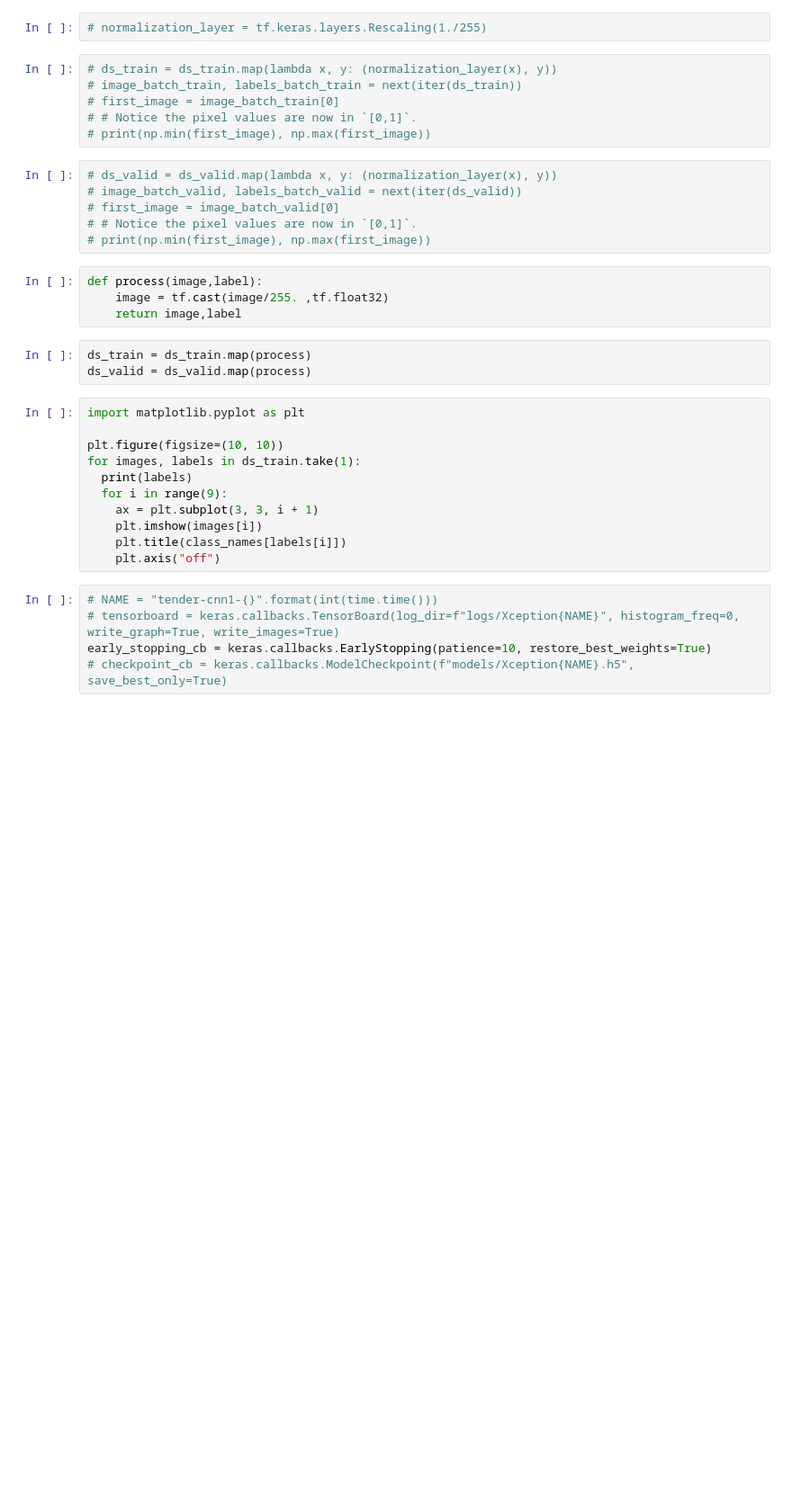
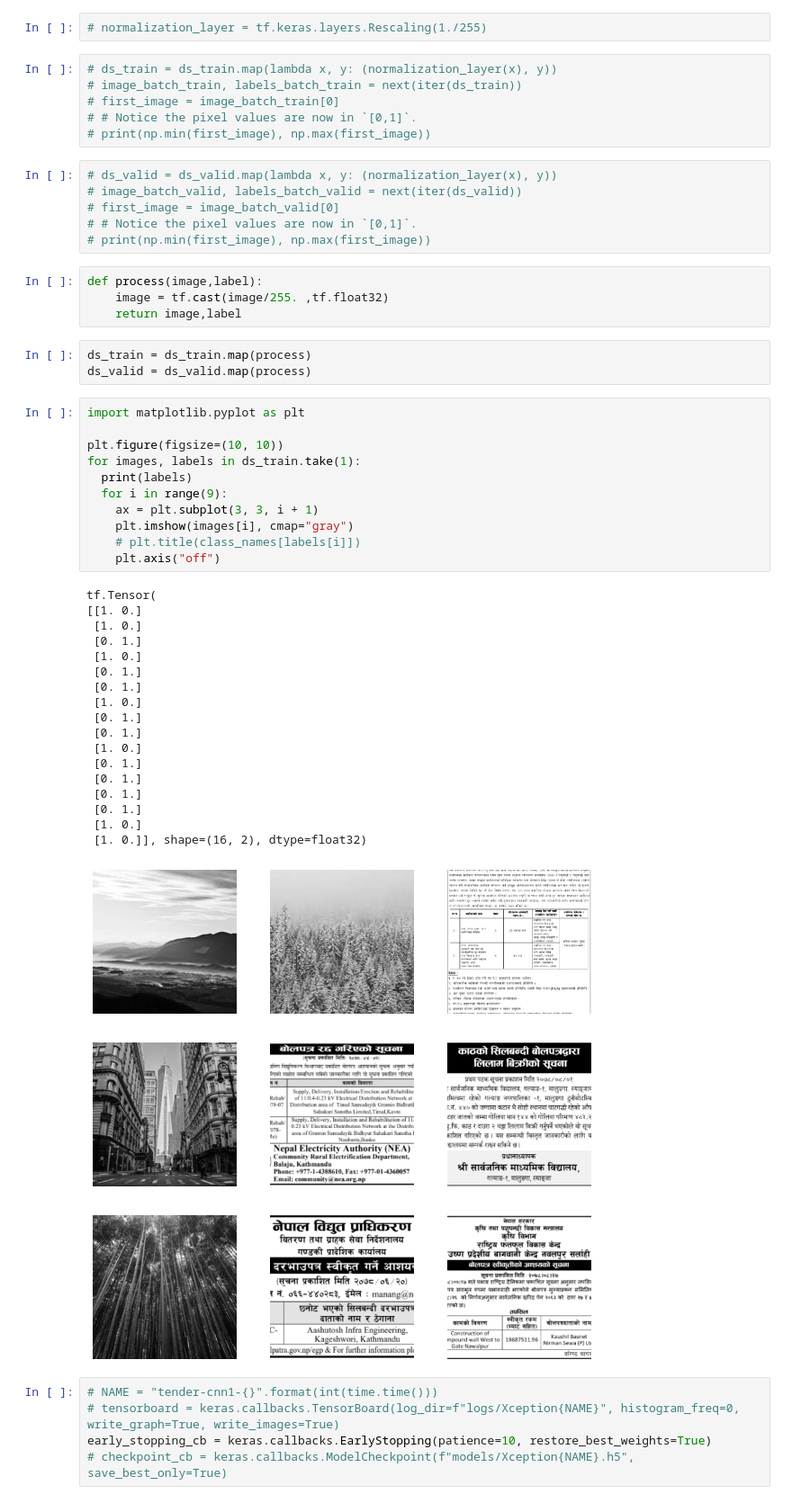
Before and after one commit to devrajneupane/Tender-Notice-Extraction, a Jupyter notebook: source/models.ipynb, the cells around one changed output. Shown at 90% size. Saved outputs shown, nothing was run; the diff lists cells and outputs as text; blank space fills up the shorter version.

```diff
--- a/source/models.ipynb
+++ b/source/models.ipynb
@@ -121,14 +181,33 @@ ds_valid = ds_valid.map(process)
 # %%
 import matplotlib.pyplot as plt
 
 plt.figure(figsize=(10, 10))
 for images, labels in ds_train.take(1):
   print(labels)
   for i in range(9):
     ax = plt.subplot(3, 3, i + 1)
-    plt.imshow(images[i])
-    plt.title(class_names[labels[i]])
+    plt.imshow(images[i], cmap="gray")
+    # plt.title(class_names[labels[i]])
     plt.axis("off")
+# %% [output]
+tf.Tensor(
+[[1. 0.]
+ [1. 0.]
+ [0. 1.]
+ [1. 0.]
+ [0. 1.]
+ [0. 1.]
+ [1. 0.]
+ [0. 1.]
+ [0. 1.]
+ [1. 0.]
+ [0. 1.]
+ [0. 1.]
+ [0. 1.]
+ [0. 1.]
+ [1. 0.]
+ [1. 0.]], shape=(16, 2), dtype=float32)
+[figure, added]
 # %%
 # NAME = "tender-cnn1-{}".format(int(time.time()))
 # tensorboard = keras.callbacks.TensorBoard(log_dir=f"logs/Xception{NAME}", histogram_freq=0, write_graph=True, write_images=True)
```
Also changed, not shown: parts of 15 cells of this notebook, 5 other files.
